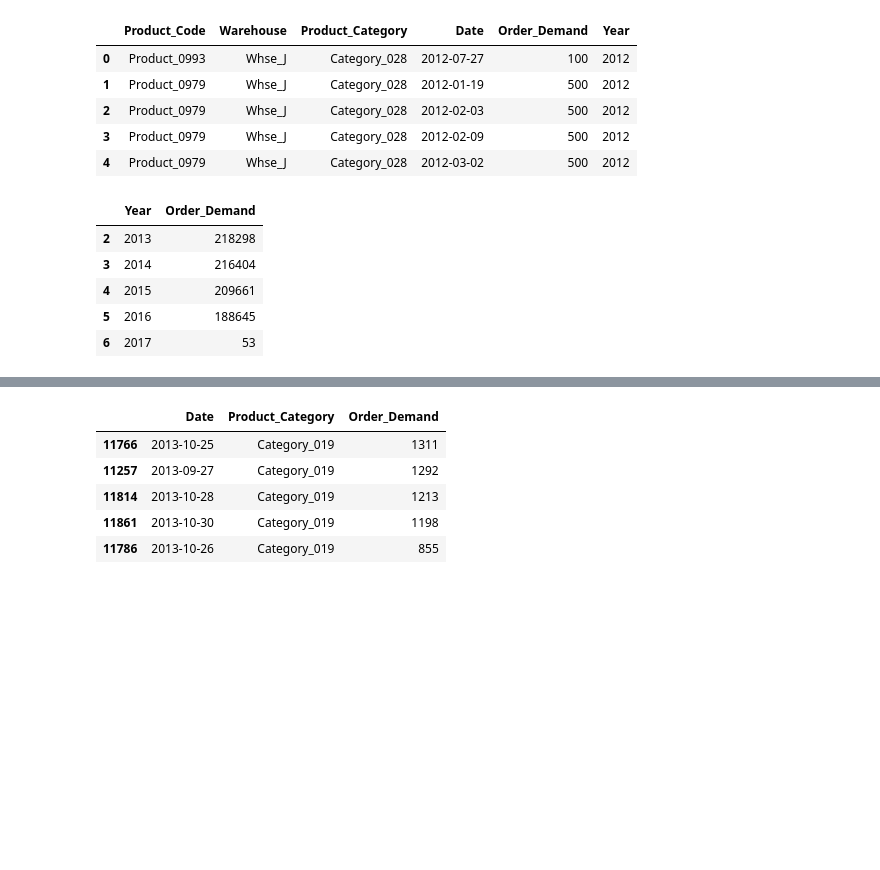
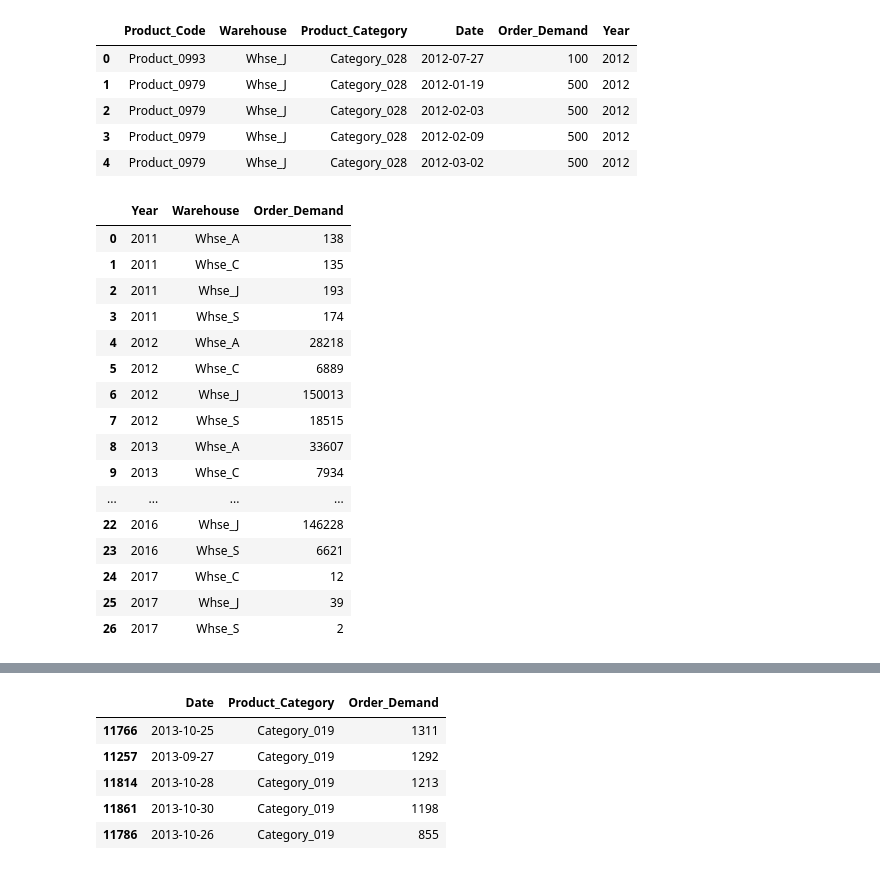
Before and after one commit to punpunjubu/Forecasts-for-Product-Demand, a Jupyter notebook: Product Demand.ipynb, the cells around one changed output, grey strips where cells are left out. Saved outputs shown, nothing was run; the diff lists cells and outputs as text; code cells hidden in the pictures; blank space fills up the shorter version.

```diff
--- a/Product Demand.ipynb
+++ b/Product Demand.ipynb
@@ -76,13 +76,24 @@ df.head()
 | 3 | Product_0979 | Whse_J | Category_028 | 2012-02-09 | 500 | 2012 |
 | 4 | Product_0979 | Whse_J | Category_028 | 2012-03-02 | 500 | 2012 |
 # %%
-df2 = df[['Year', 'Order_Demand']].groupby(['Year'], as_index=False).count()
+df2 = df[['Year', 'Warehouse', 'Order_Demand']].groupby(['Year', 'Warehouse'], as_index=False).count()
 # %%
-df2.tail()
+df2
 # %% [output]
-|  | Year | Order_Demand |
-| 2 | 2013 | 218298 |
-| 3 | 2014 | 216404 |
-| 4 | 2015 | 209661 |
-| 5 | 2016 | 188645 |
-| 6 | 2017 | 53 |
+|  | Year | Warehouse | Order_Demand |
+| 0 | 2011 | Whse_A | 138 |
+| 1 | 2011 | Whse_C | 135 |
+| 2 | 2011 | Whse_J | 193 |
+| 3 | 2011 | Whse_S | 174 |
+| 4 | 2012 | Whse_A | 28218 |
+| 5 | 2012 | Whse_C | 6889 |
+| 6 | 2012 | Whse_J | 150013 |
+| 7 | 2012 | Whse_S | 18515 |
+| 8 | 2013 | Whse_A | 33607 |
+| 9 | 2013 | Whse_C | 7934 |
+| ... | ... | ... | ... |
+| 22 | 2016 | Whse_J | 146228 |
+| 23 | 2016 | Whse_S | 6621 |
+| 24 | 2017 | Whse_C | 12 |
+| 25 | 2017 | Whse_J | 39 |
+| 26 | 2017 | Whse_S | 2 |
```
Also changed, not shown: parts of 7 cells of this notebook.
